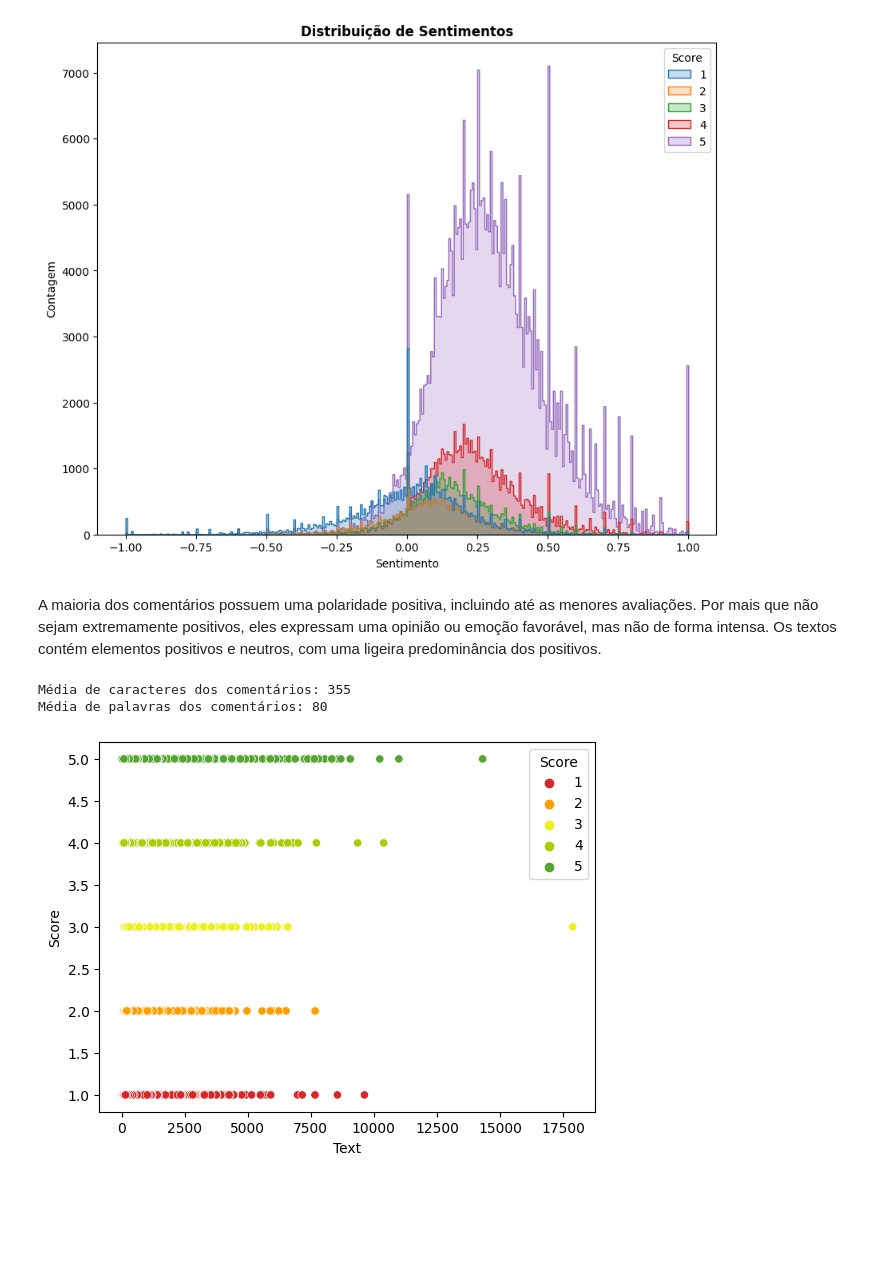
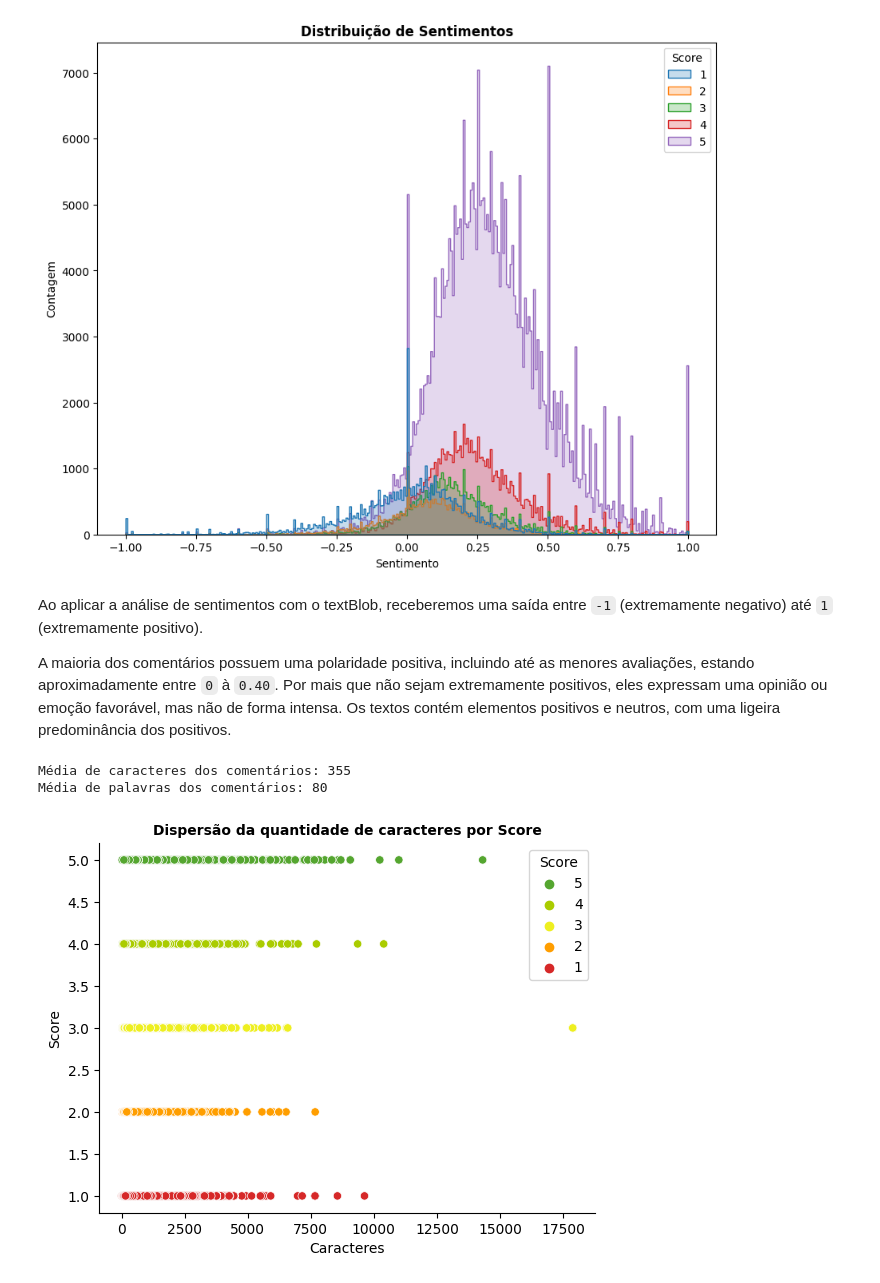
Before and after one commit to Mustasheep/Amazon_Reviews, a Jupyter notebook: amazon-reviews-eda.ipynb, the cells around one changed output. Cells and saved outputs as stored; diff of their text form; code cells hidden in the pictures; blank space fills up the shorter version.

```diff
--- a/amazon-reviews-eda.ipynb
+++ b/amazon-reviews-eda.ipynb
@@ -136,6 +141,6 @@ As colunas numéricas não trazem dados para fins estatísticos, são apenas val
 # %%
-dados_desnecessarios = ['Id', 'ProductId', 'UserId','Time', 'HelpfulnessNumerator', 'HelpfulnessDenominator']
-df.drop(dados_desnecessarios, axis=1, inplace=True)
+colunas_a_remover = ['Id', 'ProductId', 'UserId','Time', 'HelpfulnessNumerator', 'HelpfulnessDenominator']
+df.drop(colunas_a_remover, axis=1, inplace=True)
 df.head()
 # %% [output]
 |  | ProfileName | Score | Summary | Text |
@@ -216,7 +225,9 @@ plt.show()
 # %% [output]
 [figure]
 # %% [markdown]
-A maioria dos comentários possuem uma polaridade positiva, incluindo até as menores avaliações. Por mais que não sejam extremamente positivos, eles expressam uma opinião ou emoção favorável, mas não de forma intensa. Os textos contém elementos positivos e neutros, com uma ligeira predominância dos positivos.
+Ao aplicar a análise de sentimentos com o textBlob, receberemos uma saída entre `-1` (extremamente negativo) até `1` (extremamente positivo).
+
+A maioria dos comentários possuem uma polaridade positiva, incluindo até as menores avaliações, estando aproximadamente entre `0` à `0.40`. Por mais que não sejam extremamente positivos, eles expressam uma opinião ou emoção favorável, mas não de forma intensa. Os textos contém elementos positivos e neutros, com uma ligeira predominância dos positivos.
 # %%
 # Contando a quantidade de caracteres e palavras dos comentários
 total_chars = df['Text'].str.replace(' ', '').str.len()
@@ -227,9 +238,25 @@ print(f"Média de palavras dos comentários: {total_palavras.mean():.0f}")
 # %% [output]
 Média de caracteres dos comentários: 355
 Média de palavras dos comentários: 80
-# %%
-sns.scatterplot(x=total_chars, y=df['Score'], hue=df['Score'], palette=cores)
-plt.show()
-# %% [output]
-[figure, removed]
+# %%
+ax = sns.scatterplot(x=total_chars,
+                y=df['Score'],
+                hue=df['Score'],
+                palette=cores)
+
+ax.set_title("Dispersão da quantidade de caracteres por Score", fontsize=10, fontweight='bold')
+ax.set_xlabel("Caracteres")
+ax.spines['top'].set_visible(False)
+ax.spines['right'].set_visible(False)
+
+# Organizando a legenda do gráfico
+handles, labels = ax.get_legend_handles_labels()
+handles = handles[::-1]
+labels = labels[::-1]
+ax.legend_.remove()
+
+plt.legend(handles, labels, title='Score')
+plt.show()
+# %% [output]
+[figure, added]
 # %% [markdown]
```
Also changed, not shown: parts of 11 cells of this notebook.
